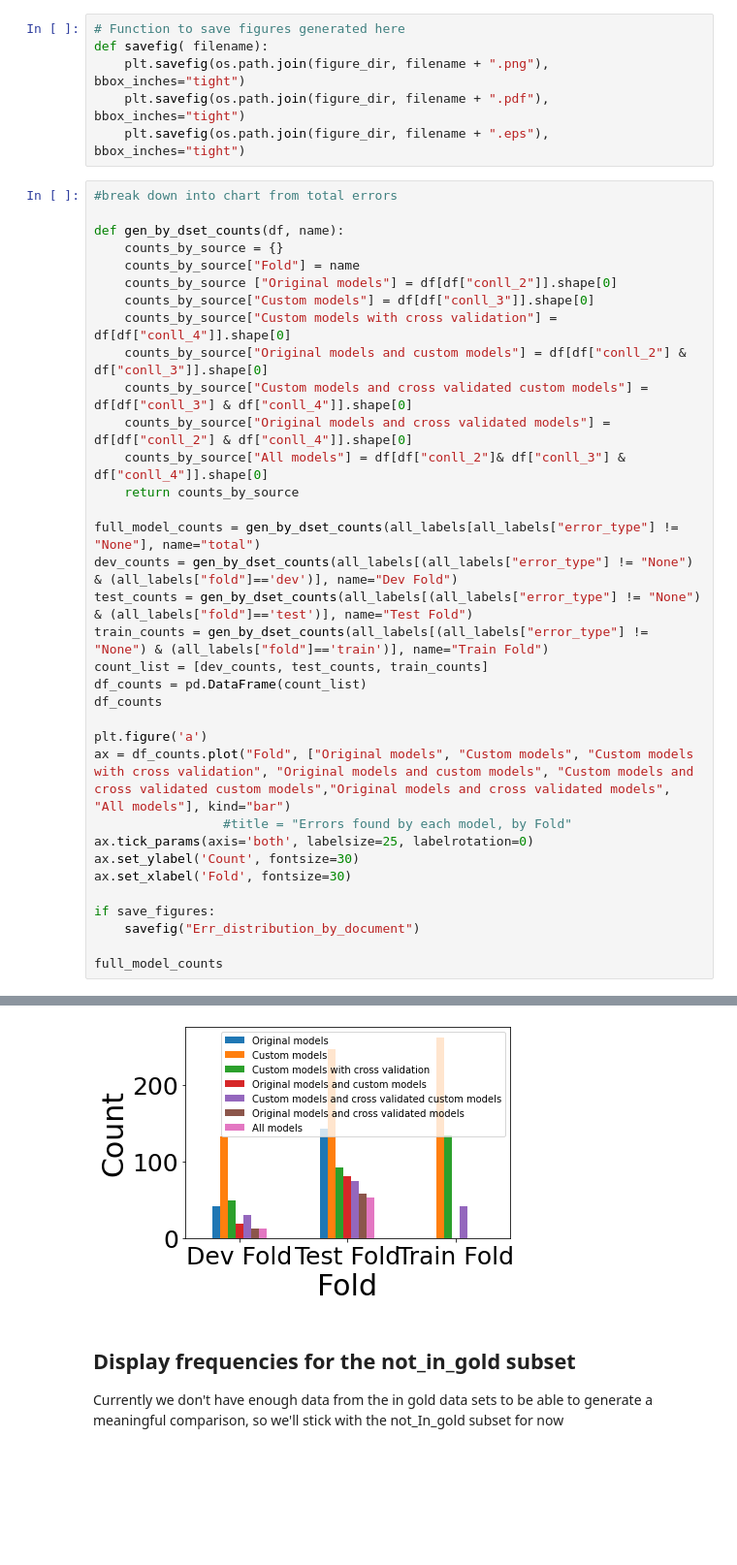
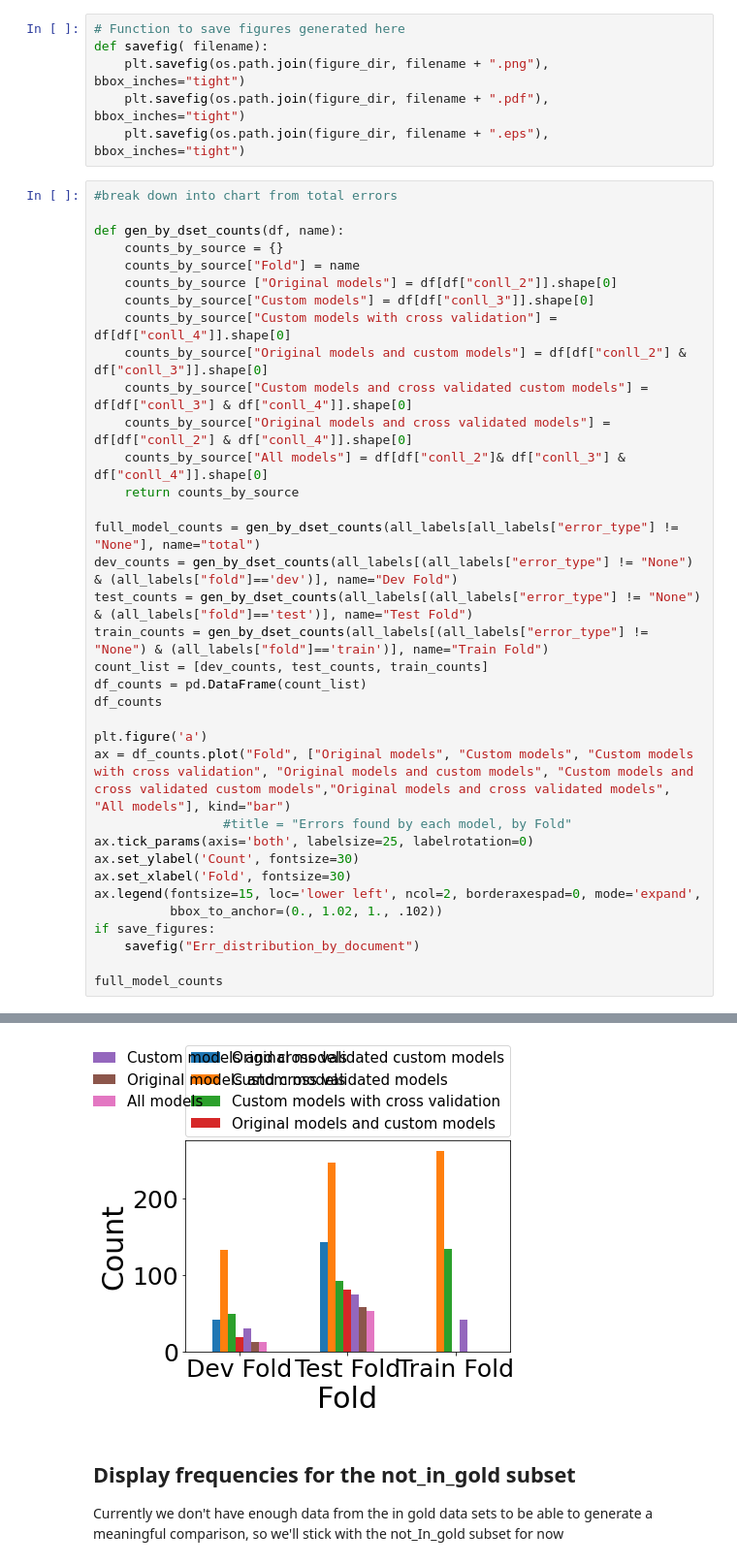
Before and after one commit to CODAIT/Identifying-Incorrect-Labels-In-CoNLL-2003, a Jupyter notebook: scripts/Label_Stats.ipynb, the cells around one changed output, grey strips where cells are left out. Shown: that part at 97% size. Drawn from its saved outputs; the diff is of its cells as text; blank space fills up the shorter version.

Commit message:
Update Err distribution figure generation

```diff
--- a/scripts/Label_Stats.ipynb
+++ b/scripts/Label_Stats.ipynb
@@ -813,35 +813,36 @@ def gen_by_dset_counts(df, name):
 full_model_counts = gen_by_dset_counts(all_labels[all_labels["error_type"] != "None"], name="total")
 dev_counts = gen_by_dset_counts(all_labels[(all_labels["error_type"] != "None") & (all_labels["fold"]=='dev')], name="Dev Fold")
 test_counts = gen_by_dset_counts(all_labels[(all_labels["error_type"] != "None") & (all_labels["fold"]=='test')], name="Test Fold")
 train_counts = gen_by_dset_counts(all_labels[(all_labels["error_type"] != "None") & (all_labels["fold"]=='train')], name="Train Fold")
 count_list = [dev_counts, test_counts, train_counts]
 df_counts = pd.DataFrame(count_list)
 df_counts
 
 plt.figure('a')
 ax = df_counts.plot("Fold", ["Original models", "Custom models", "Custom models with cross validation", "Original models and custom models", "Custom models and cross validated custom models","Original models and cross validated models", "All models"], kind="bar")
                  #title = "Errors found by each model, by Fold"
 ax.tick_params(axis='both', labelsize=25, labelrotation=0)
 ax.set_ylabel('Count', fontsize=30)
 ax.set_xlabel('Fold', fontsize=30)
-
+ax.legend(fontsize=15, loc='lower left', ncol=2, borderaxespad=0, mode='expand',
+          bbox_to_anchor=(0., 1.02, 1., .102))
 if save_figures:
     savefig("Err_distribution_by_document")
 
 full_model_counts
 # %% [output]
 The PostScript backend does not support transparency; partially transparent artists will be rendered opaque.
 The PostScript backend does not support transparency; partially transparent artists will be rendered opaque.
 {'Fold': 'total',
  'Original models': 184,
  'Custom models': 641,
  'Custom models with cross validation': 275,
  'Original models and custom models': 100,
  'Custom models and cross validated custom models': 145,
  'Original models and cross validated models': 70,
  'All models': 65}
 <Figure size 432x288 with 0 Axes>
-[figure, old version]
+[figure, new version]
 # %% [markdown]
 ## Display frequencies for the not_in_gold subset
 Currently we don't have enough data from the in gold data sets to be able to generate a meaningful comparison, so we'll stick with the not_In_gold subset for now
```
Also changed, not shown: parts of 6 cells of this notebook.
